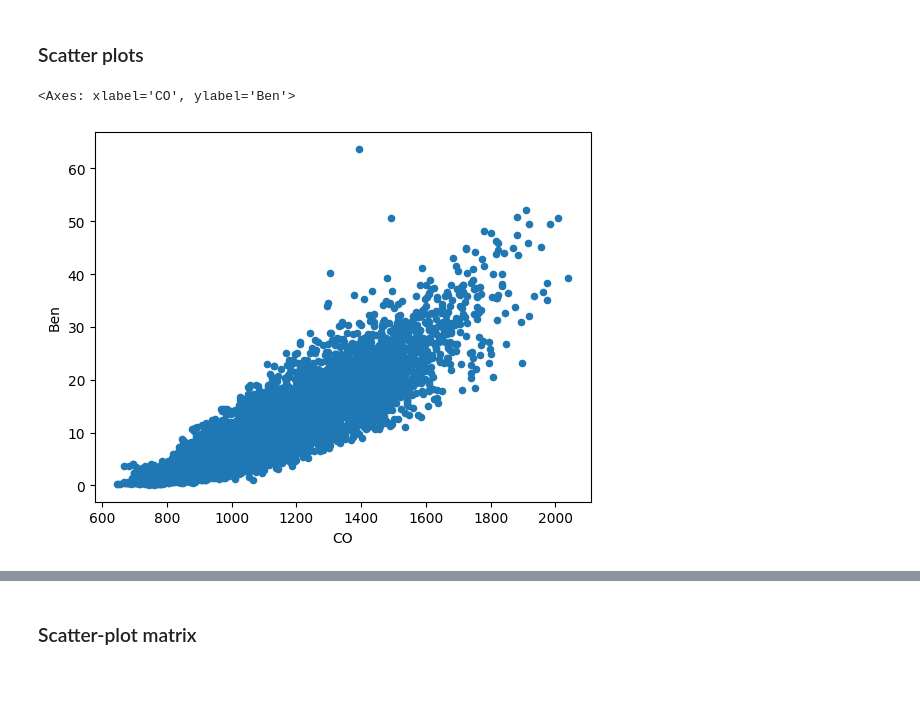
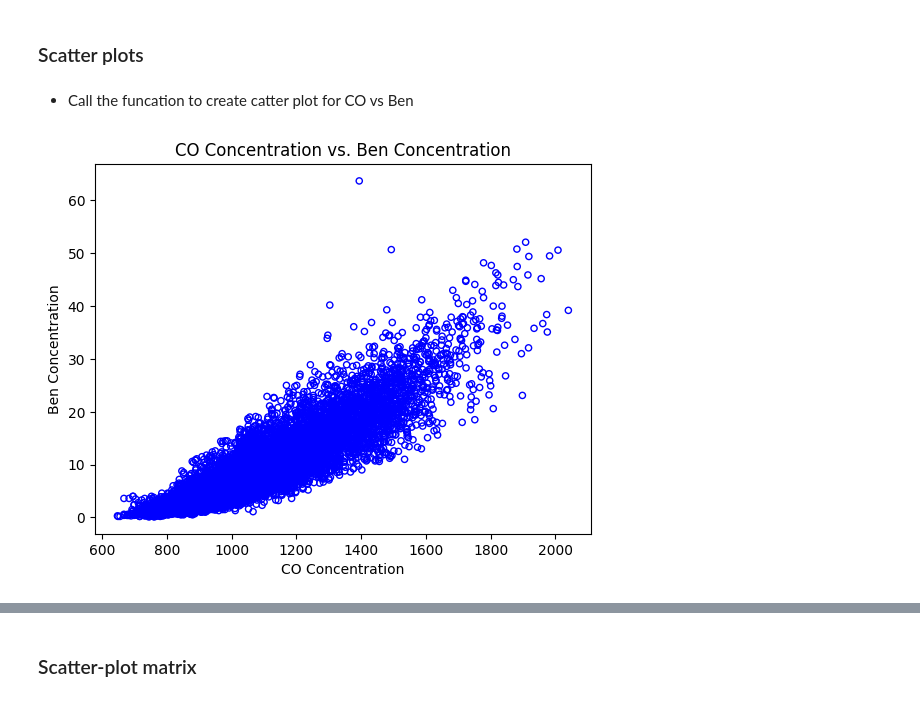
Before and after one commit to bingxiaochen/ST-554-Project1, a Jupyter notebook: Task2/Project1_Task2_Hui.ipynb, the cells around one changed output, grey strips where cells are left out. Cells and saved outputs as stored; diff of their text form; code cells hidden in the pictures.

Commit message:
Create a function to create scatter plot using Colab

```diff
--- a/Task2/Project1_Task2_Hui.ipynb
+++ b/Task2/Project1_Task2_Hui.ipynb
@@ -257,8 +257,26 @@ X_df[["CO",	"Ben",	"NMHC",	"NOx",	"NO2",	"O3",	"T",	"RH",	"AH"]].corr().round(3)
 Benzene shows strong positive correlations with CO (r = 0.884), NMHC (r = 0.982), and O₃ (r = 0.866), and a moderate positive correlation with NO₂ (r = 0.766). It also has weak positive associations with temperature (r = 0.199) and absolute humidity (r = 0.168), a very weak negative correlation with relative humidity (r = -0.062), and a negative relationship with NOₓ (r = -0.736). NOₓ exhibits negative correlations with all other variables, with the strong negative relationships occurring with CO (r = -0.772), NMHC (r = -0.797), and O₃ (r = -0.797). NMHC is strongly positively correlated with CO (r = 0.893), benzene (r = 0.982), NO₂ (r = 0.777), and O₃ (r = 0.881), and positively correlated with temperature (r = 0.241) and absolute humidity (r = 0.187), while showing negative correlations only with NOₓ (r = -0.797) and relative humidity. Among meteorological variables, temperature is positively correlated with absolute humidity (r = 0.656) and negatively correlated with relative humidity (r = -0.579). Overall, the correlation matrix indicates that CO, NMHC, benzene, and O₃ form a tightly linked pollutant cluster with highly similar temporal behavior.
 # %% [markdown]
 ### Scatter plots
-# %%
-X_df.plot.scatter(x = "CO", y = "Ben")
-# %% [output]
-<Axes: xlabel='CO', ylabel='Ben'>
-[figure, removed]
+# %%
+# Define a function to create a scatter plot to show relationship ot two numeric variables
+def plot_scatter(df, x, y):
+    """
+    Fuction to plot scatter plot showing the relationship
+    between two selected variables.
+    """
+    plt.scatter(df[x], df[y],                               # define x and y
+                marker = "o",                               # define marker
+                s = 20,                                     # define marker size
+                facecolors = 'none',                        # no fill to markers
+                edgecolors ="blue")                         # marker outline color
+    plt.xlabel(f"{x} Concentration")                        # label x-axis
+    plt.ylabel(f"{y} Concentration")                        # lable y-axis
+    plt.title(f"{x} Concentration vs. {y} Concentration")   # plot title
+    plt.show()
+    return None
+# %% [markdown]
+- Call the funcation to create catter plot for CO vs Ben
+# %%
+plot_scatter(X_df, "CO", "Ben")
+# %% [output]
+[figure, added]
```
Also changed, not shown: parts of 4 cells of this notebook.
